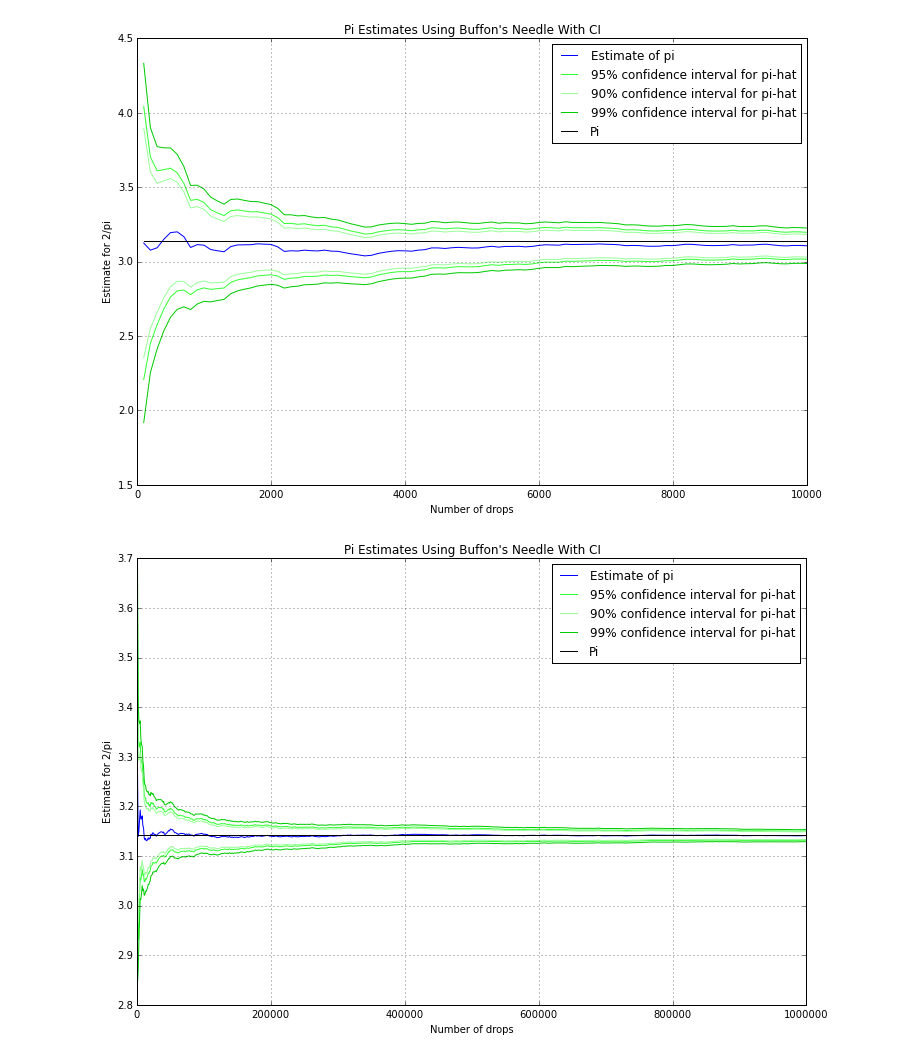
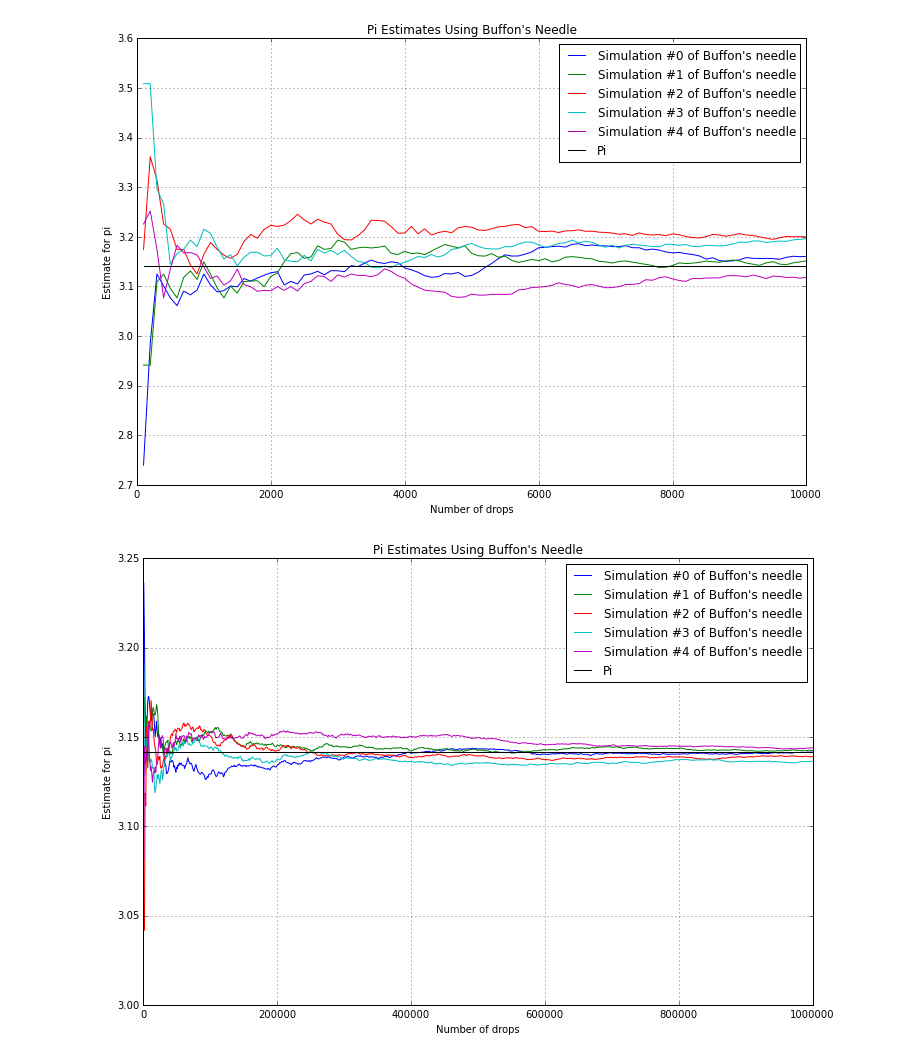
Before and after one commit to guydav/minerva, a Jupyter notebook: cs110/buffons_needle.ipynb, the cells around one changed output. Cells and saved outputs as stored; diff of their text form; code cells hidden in the pictures.

```diff
--- a/cs110/buffons_needle.ipynb
+++ b/cs110/buffons_needle.ipynb
@@ -113,7 +113,7 @@ def graph_two_over_pi_with_confidence(n_values):
                 label='{alpha:.0%} confidence interval for p-hat'.format(alpha=alpha))
         plt.plot(n_values, neg, color=ALPHA_LEVELS[alpha])
 
-    plt.plot(n_values, [2.0 / pi] * len(n_values), color='black', label="Pi")
+    plt.plot(n_values, [2.0 / pi] * len(n_values), color='black', label="2/pi")
 
     plt.grid(True)
     plt.title("2/pi Estimates Using Buffon's Needle With CI")
@@ -191,43 +191,45 @@ def theoretical_two_over_pi_stddev_and_confidence_intervals(n):
     stddev = ( (pi - 2) * 2 / (n * (pi ** 2)) ) ** 0.5
     output = ['{n}'.format(n=n), '{stddev:.4f}'.format(stddev=stddev)]
 
     for alpha in ALPHA_LEVELS:
-        output.append(r'$\frac{2}{\pi} \pm ' + '{x:.4f}'.format(x=(z_star(alpha) * stddev)) + '$')
+        output.append(r'$\frac{2}{\pi} \pm ' + '{x:.4f}'
+                      .format(x=(z_star(alpha) * stddev)) + '$')
 
     return ' & '.join(output) + r' \\'
 
 
 def theoretical_pi_stddev_and_confidence_intervals(n):
     """
     Returns an output helping to build the latex tables for the theoretical CIs
     """
     stddev = ( (pi - 2) * 2 * (pi ** 2) / n ) ** 0.5
     output = ['{n}'.format(n=n), '{stddev:.4f}'.format(stddev=stddev)]
 
     for alpha in ALPHA_LEVELS:
-        output.append(r'$\pi \pm ' + '{x:.4f}'.format(x=(z_star(alpha) * stddev)) + '$')
+        output.append(r'$\pi \pm ' + '{x:.4f}'
+                      .format(x=(z_star(alpha) * stddev)) + '$')
 
     return ' & '.join(output) + r' \\'
 
 
 def main():
-#     graph_consecutive_drops([100 * x for x in xrange(1, 101)], 5)
-#     graph_consecutive_drops([1000 * x for x in xrange(1, 1001)], 5)
+    graph_consecutive_drops([100 * x for x in xrange(1, 101)], 5)
+    graph_consecutive_drops([1000 * x for x in xrange(1, 1001)], 5)
 
-    # Generate latex tables:
+    graph_two_over_pi_with_confidence([100 * x for x in xrange(1, 101)])
+    graph_two_over_pi_with_confidence([1000 * x for x in xrange(1, 1001)])
+
+    graph_pi_with_confidence([100 * x for x in xrange(1, 101)])
+    graph_pi_with_confidence([1000 * x for x in xrange(1, 1001)])
+
+        # Generate latex tables:
 #     for n in N_VALUES:
 #         print theoretical_two_over_pi_stddev_and_confidence_intervals(n)
 #     for n in N_VALUES:
 #         print theoretical_pi_stddev_and_confidence_intervals(n)
 
-#     graph_two_over_pi_with_confidence([100 * x for x in xrange(1, 101)])
-#     graph_two_over_pi_with_confidence([1000 * x for x in xrange(1, 1001)])
-
-    graph_pi_with_confidence([100 * x for x in xrange(1, 101)])
-    graph_pi_with_confidence([1000 * x for x in xrange(1, 1001)])
-
 if __name__ == '__main__':
     main()
 # %% [output]
-[figure, old version]
+[figure, new version]
-[figure, old version]
+[figure, new version]
```
Also changed, not shown: parts of 1 cell of this notebook.
